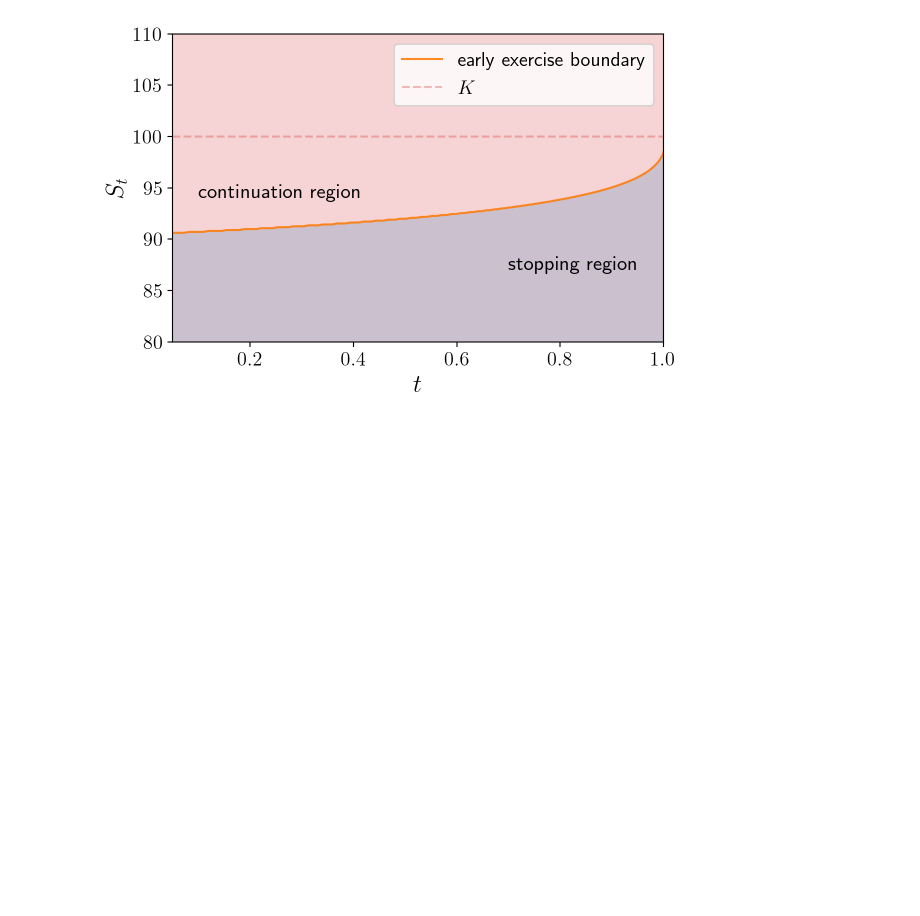
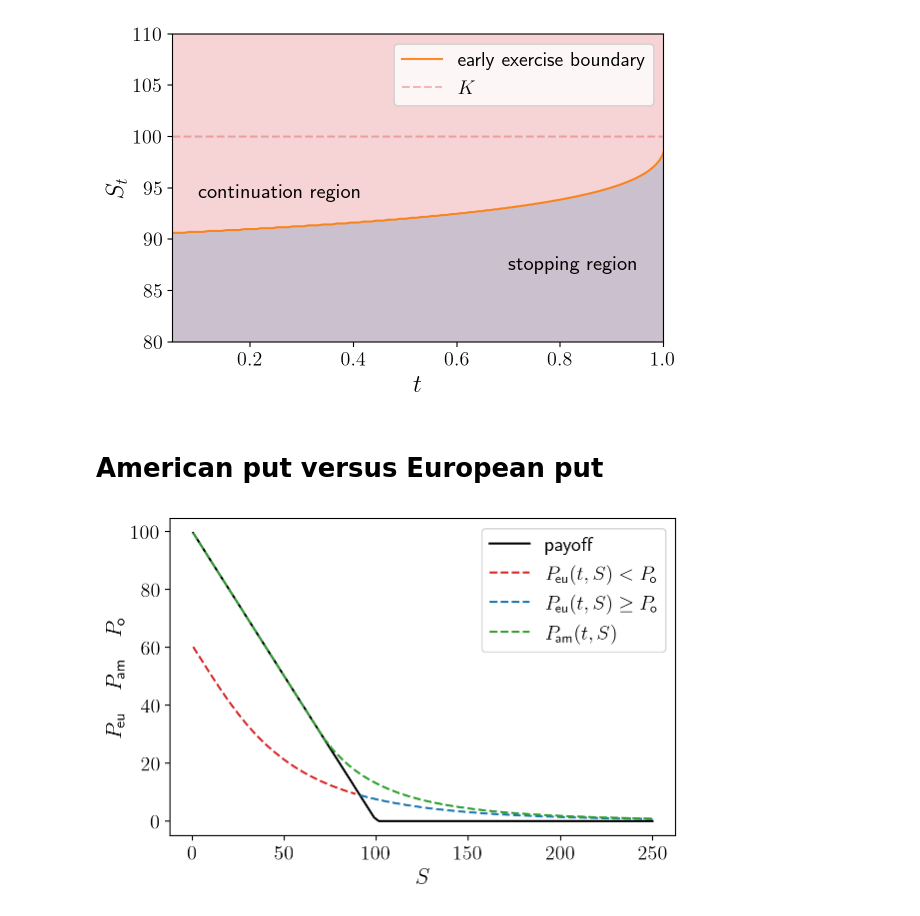
Before and after one commit to leandro-sbetancourt/oxford-financial-derivatives, a Jupyter notebook: notebooks/Binomial-tree.ipynb, the cells around one changed output. Cells and saved outputs as stored; diff of their text form; code cells hidden in the pictures; blank space fills up the shorter version.

```diff
--- a/notebooks/Binomial-tree.ipynb
+++ b/notebooks/Binomial-tree.ipynb
@@ -241,3 +241,5 @@ plt.savefig('../figures/boundary-plot-with-regions.pdf', format="pdf", dpi=resol
 plt.show()
 # %% [output]
 [figure]
+# %% [markdown]
+# American put versus European put
@@ -243,0 +276,38 @@ plt.show()
+# %%
+Sm = 0.5
+SM = 250
+num = 50
+Num = 100
+S = np.linspace(start = Sm,stop = SM, num = Num)
+
+prices = utils.computeBlackScholesPutPrice(0,T,S,r,sigma,K)
+payoff = utils.put_option_payoff(K = K, S = S)
+
+S_small = np.linspace(start = Sm,stop = SM, num = num)
+price_BT = np.zeros_like(S_small)
+for iS,s in tqdm(enumerate(S_small)):
+    params_aux = params.copy()
+    params_aux['S0'] = s
+    BT = utils.binomial_tree(**params_aux)
+    price_BT[iS] = BT.derivative_price_at_zero
+# %%
+mask_less = np.argwhere(prices< put_option_payoff_fixed_K(S))
+mask_more = np.argwhere(prices>= put_option_payoff_fixed_K(S))
+
+plt.figure()
+plt.plot(S, payoff, linestyle = '-', color='black', label='payoff')
+plt.plot(S[mask_less], prices[mask_less], linestyle = '--', color='tab:red', label=r'$P_{\!\text{eu}}(t,S)<P_{\!\text{o}}$')
+plt.plot(S[mask_more], prices[mask_more], linestyle = '--', color='tab:blue', label=r'$P_{\!\text{eu}}(t,S)\geq P_{\!\text{o}}$')
+
+#plt.vlines(x = K, ymin = 0, ymax = np.max(payoff), color = 'r', linestyles='--', alpha = 0.1)
+plt.plot(S_small, price_BT, linestyle = '--', color='tab:green', label= r'$P_{\!\text{am}}(t,S)$')
+resolution_value = 50
+plt.tight_layout()
+plt.legend()
+plt.xlabel(r'$S$',  fontsize=16)
+plt.ylabel(r'$P_{\!\text{eu}}\quad P_{\!\text{am}}\quad P_{\!\text{o}}$',  fontsize=16)
+plt.tight_layout()
+plt.savefig('../figures/put-american-vs-european.pdf', format="pdf", dpi=resolution_value)
+plt.show()
+# %% [output]
+[figure, added]
```
Also changed, not shown: parts of 6 cells of this notebook.
